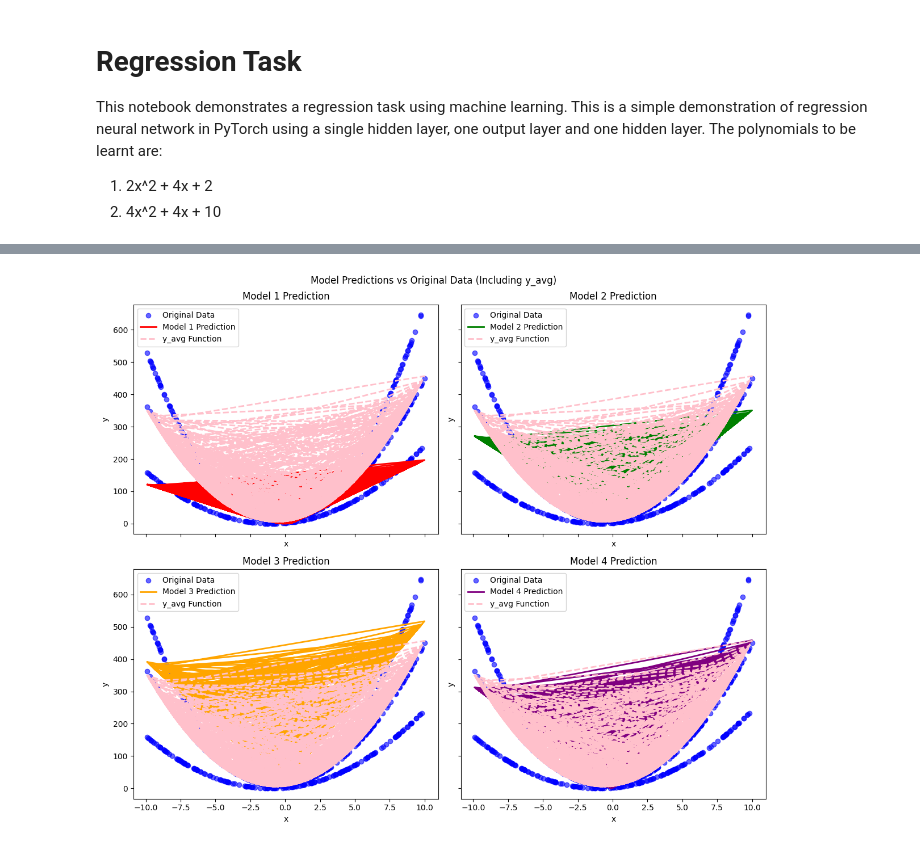
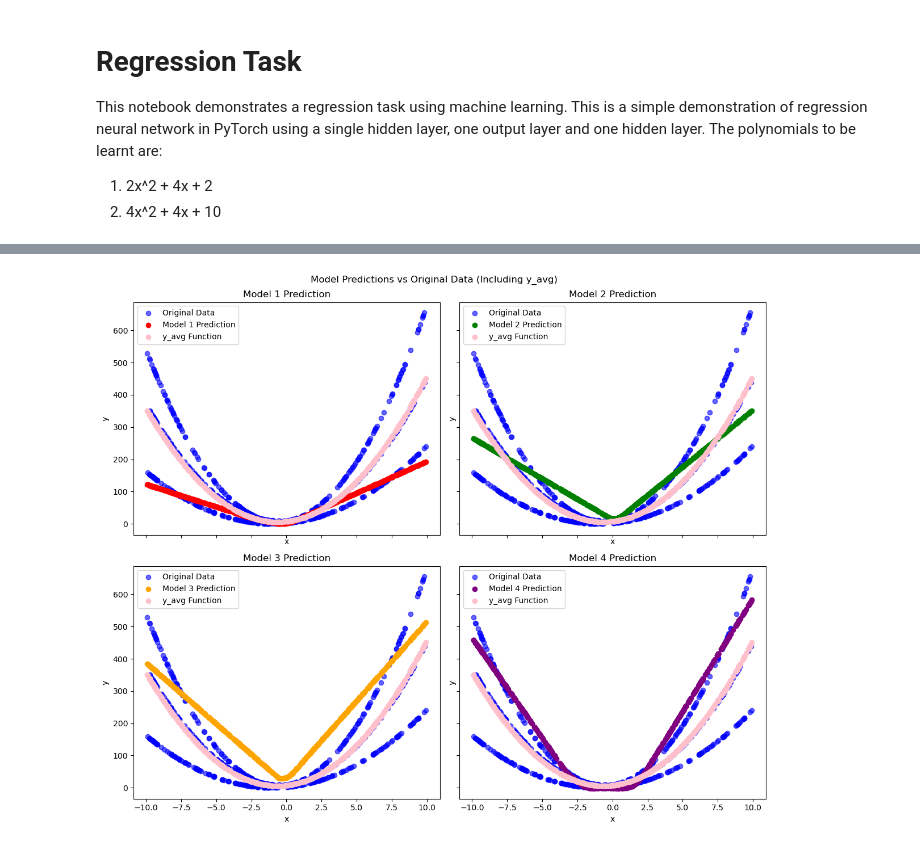
Before and after one commit to SSS-192858/Catastrophic-Forgetting, a Jupyter notebook: poly_regression.ipynb, the cells around one changed output, grey strips where cells are left out. Drawn from its saved outputs; the diff is of its cells as text; code cells hidden in the pictures.

```diff
--- a/poly_regression.ipynb
+++ b/poly_regression.ipynb
@@ -318,9 +356,9 @@ model_4.to(device)
 
 outputs = model_4(x_test)
 
-y_pred = outputs.detach().numpy()
+y_pred = outputs.detach().cpu().numpy()
 
-y_avg = 4 * x_test.numpy()**2 + 4 * x_test.numpy() + 7
+y_avg = 4 * x_test.cpu().numpy()**2 + 4 * x_test.cpu().numpy() + 7
 
 outputs_1 = model_1(x_test)
 outputs_2 = model_2(x_test)
@@ -375,32 +413,32 @@ Model 4 MSE: 9391.3711
 # %%
 fig, axes = plt.subplots(2, 2, figsize=(12, 10), sharex=True, sharey=True)
 axes = axes.flatten()
 
 models = [
     (y_pred_1, "Model 1 Prediction", "red"),
     (y_pred_2, "Model 2 Prediction", "green"),
     (y_pred_3, "Model 3 Prediction", "orange"),
     (y_pred_4, "Model 4 Prediction", "purple"),
 ]
 
 x_vals = x_test.cpu().numpy()
 y_vals = y_test.cpu().numpy()
 y_avg = 4 * x_vals**2 + 5 * x_vals + 7  # Defined function
 
 for i, (y_pred, title, color) in enumerate(models):
     axes[i].scatter(x_vals, y_vals, label="Original Data", color="blue", alpha=0.6)
-    axes[i].plot(x_vals, y_pred, label=title, color=color, linewidth=2)
-    axes[i].plot(x_vals, y_avg, label="y_avg Function", color="pink", linestyle="dashed", linewidth=2)  # Added y_avg
+    axes[i].scatter(x_vals, y_pred, label=title, color=color)
+    axes[i].scatter(x_vals, y_avg, label="y_avg Function", color="pink")  # Added y_avg
     axes[i].set_title(title)
     axes[i].legend()
     axes[i].set_xlabel("x")
     axes[i].set_ylabel("y")
 
 plt.suptitle("Model Predictions vs Original Data (Including y_avg)")
 plt.tight_layout()
 plt.show()
 # %% [output]
-[figure, old version]
+[figure, new version]
 # %%
 print(old_weights)
 print(new_weights)
```
Also changed, not shown: parts of 12 cells of this notebook, 3 other files.
